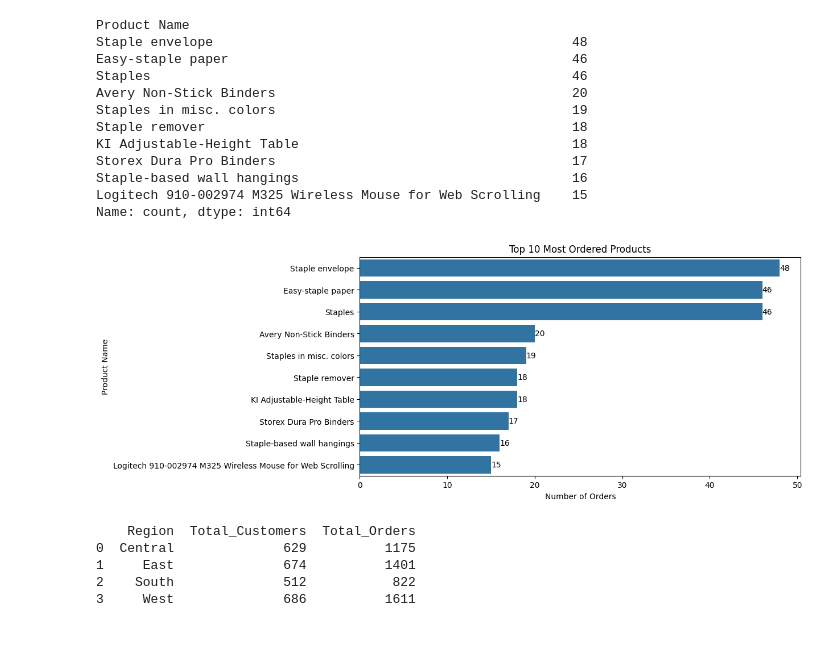
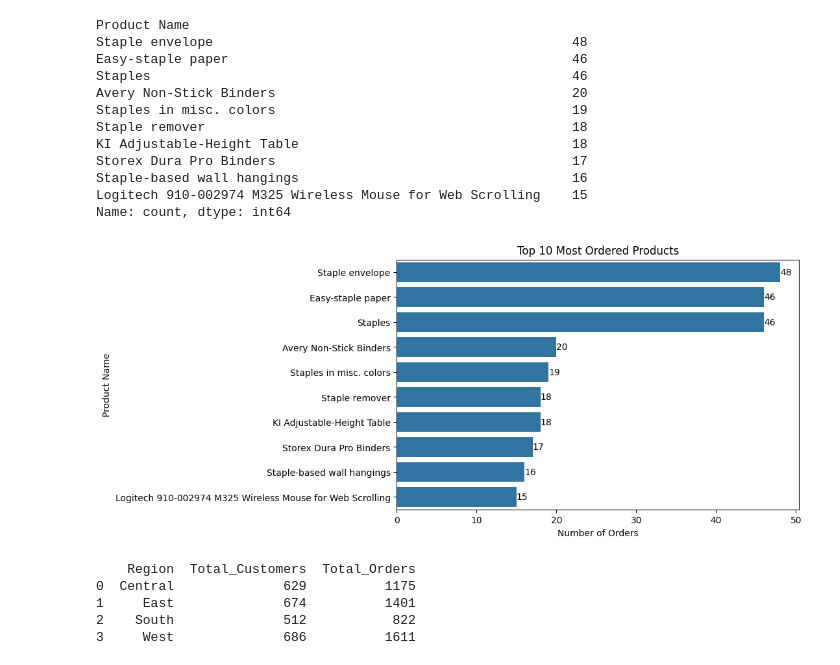
Before and after one commit to sudrshan01/ecommerce-sales-analytics-dashboard, a Jupyter notebook: python/customers&orders_analysis.ipynb, the cells around one changed output. Drawn from its saved outputs; the diff is of its cells as text; code cells hidden in the pictures; blank space fills up the shorter version.

Commit message:
Added visualizations and updated analysis notebooks

```diff
--- a/python/customers&orders_analysis.ipynb
+++ b/python/customers&orders_analysis.ipynb
@@ -226,29 +249,33 @@ Name: count, dtype: int64
 # %%
 top_products = df['Product Name'].value_counts().head(10)
 
-plt.figure(figsize=(10,5))
+plt.figure(figsize=(8,5))
 
 ax = sns.barplot(
     x=top_products.values,
     y=top_products.index
 )
 
 # Show exact counts
 for i, value in enumerate(top_products.values):
     ax.text(
         value,
         i,
         str(value),
         va='center'
     )
 
 plt.title('Top 10 Most Ordered Products')
 plt.xlabel('Number of Orders')
 plt.ylabel('Product Name')
-
+plt.savefig(
+    "../output/customer_orders/Top 10 Most Ordered Products.png",
+    dpi=300,
+    bbox_inches="tight"
+)
 plt.show()
 # %% [output]
-[figure, old version]
+[figure, new version]
 # %%
 region_customer_orders = (
     df.groupby('Region')
```
Also changed, not shown: parts of 11 cells of this notebook, 30 other files.
